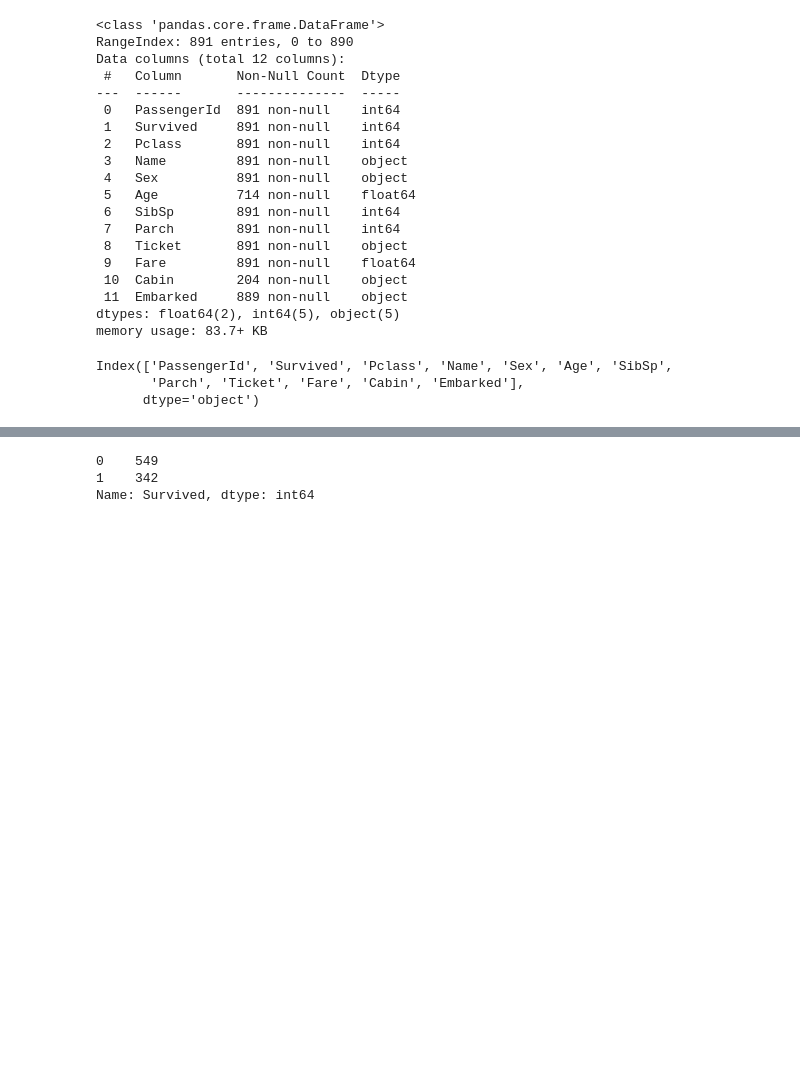
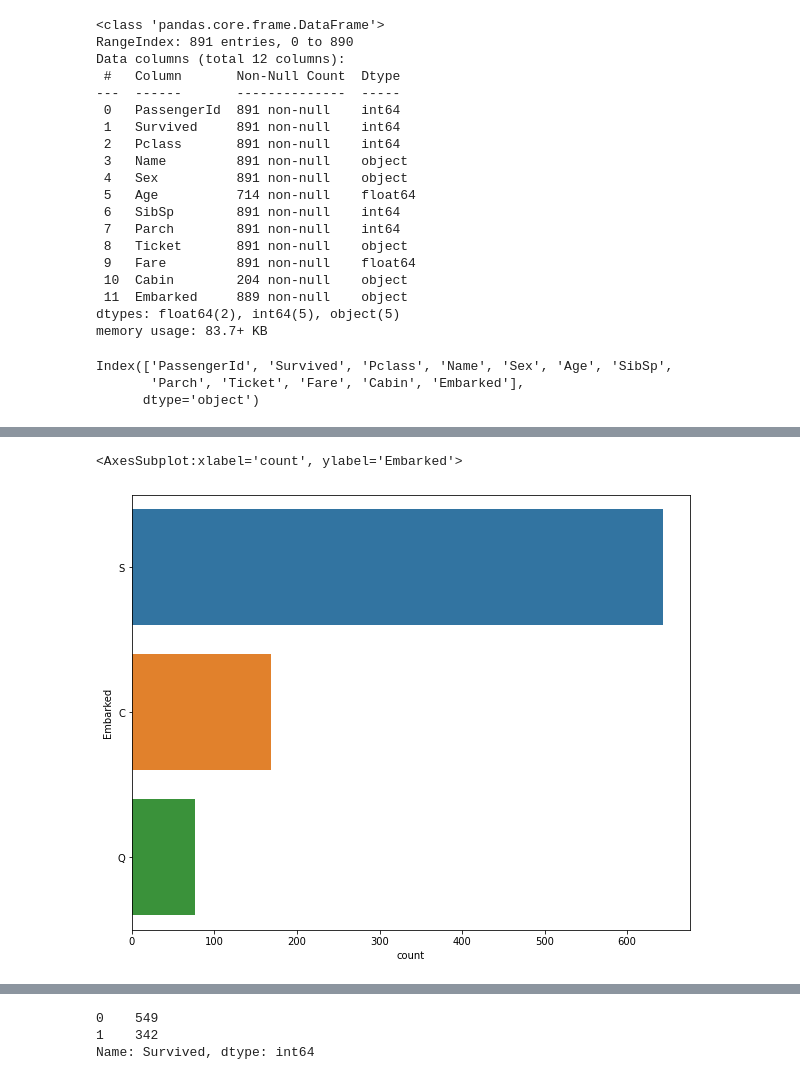
Before and after one commit to meeratif/techatif, a Jupyter notebook: titanic-simple-ml-model.ipynb, the cells around one changed output, grey strips where cells are left out. Cells and saved outputs as stored; diff of their text form; code cells hidden in the pictures; blank space fills up the shorter version.

```diff
--- a/titanic-simple-ml-model.ipynb
+++ b/titanic-simple-ml-model.ipynb
@@ -88 +129,7 @@ train_file.tail()
+# %%
+plt.figure(figsize=(10, 8))
+sns.countplot(data=train_file, y="Embarked", order=train_file['Embarked'].value_counts().index[0:115])
+# %% [output]
+<AxesSubplot:xlabel='count', ylabel='Embarked'>
+[figure, added]
 # %%
```
Also changed, not shown: parts of 21 cells of this notebook.
